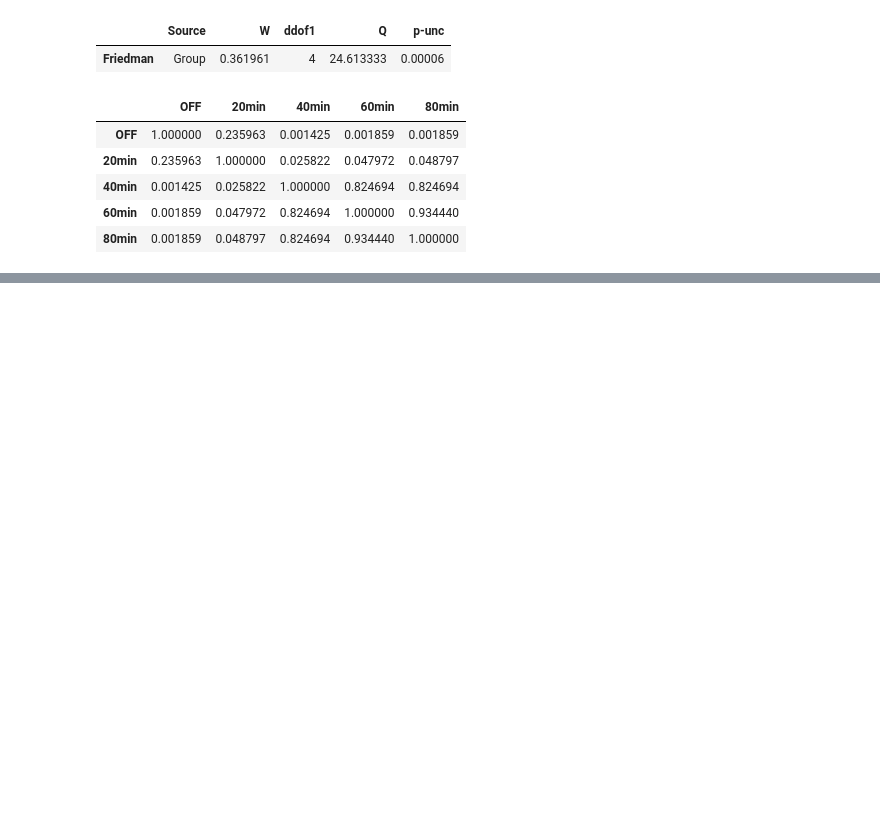
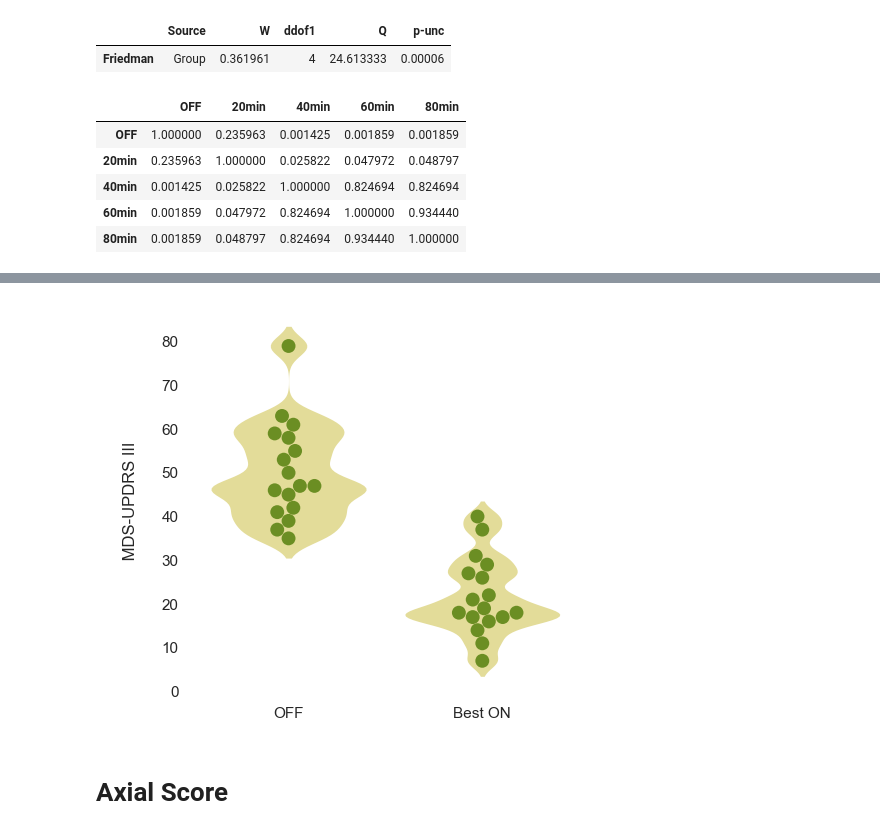
Before and after one commit to Le-bruit-de-nos-pas/3D_Kinematics_Levodopa_Challenge_2021-2023, a Jupyter notebook: LCT_ClinicalData.ipynb, the cells around one changed output, grey strips where cells are left out. Saved outputs shown, nothing was run; the diff lists cells and outputs as text; code cells hidden in the pictures; blank space fills up the shorter version.

```diff
--- a/LCT_ClinicalData.ipynb
+++ b/LCT_ClinicalData.ipynb
@@ -669,0 +626,2 @@ sp.posthoc_conover_friedman(a=output_wide_clinical, y_col="Item_3.17", group_col
+# %%
+BestON_output_wide_clinical = pd.read_csv('BestON_output_wide_clinical.csv', sep = ';')
@@ -669,0 +685,5 @@ sp.posthoc_conover_friedman(a=output_wide_clinical, y_col="Item_3.17", group_col
+# %%
+df1 = BestON_output_wide_clinical[['patient', 'MDS_UPDRS_III_OFF','MDS_UPDRS_III_BestON']]
+df1 = df1.set_index('patient').stack().reset_index()
+df1.columns = ['patient','Group','UPDRS_III']
+print (df1)
@@ -669,0 +708,17 @@ sp.posthoc_conover_friedman(a=output_wide_clinical, y_col="Item_3.17", group_col
+# %%
+sns.set(style="white")
+
+ax = sns.violinplot(x="Group", y="UPDRS_III", data=df1, color="khaki",  linewidth = 0, alpha = 1, scale="width", bw=0.2, cut=2)
+sns.swarmplot(y = "UPDRS_III", x = "Group", data = df1, color="olivedrab", edgecolor = "olivedrab", size = 10, alpha = 1)
+
+ax.set(xlabel=None)
+ax.set(ylabel="\n MDS-UPDRS III \n")
+ax.set_xticklabels(ax.get_xticklabels(),rotation = 0)
+ax.set_xticklabels(['OFF', 'Best ON'])
+
+sns.set(rc={'figure.figsize':(5,5)})
+sns.despine(left=True, bottom=True)
+# %% [output]
+[figure, added]
+# %% [markdown]
+# Axial Score
```
Also changed, not shown: parts of 32 cells of this notebook.
